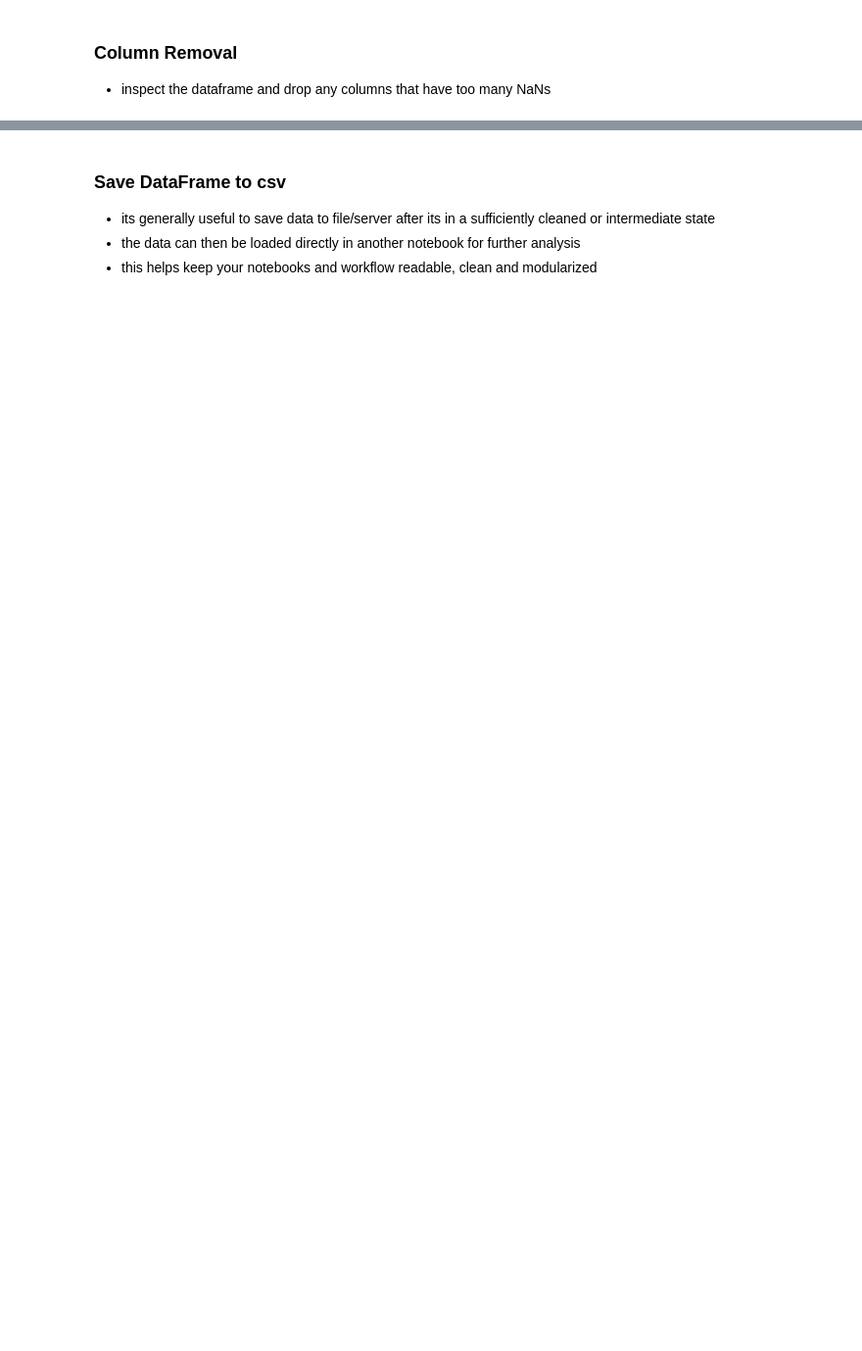
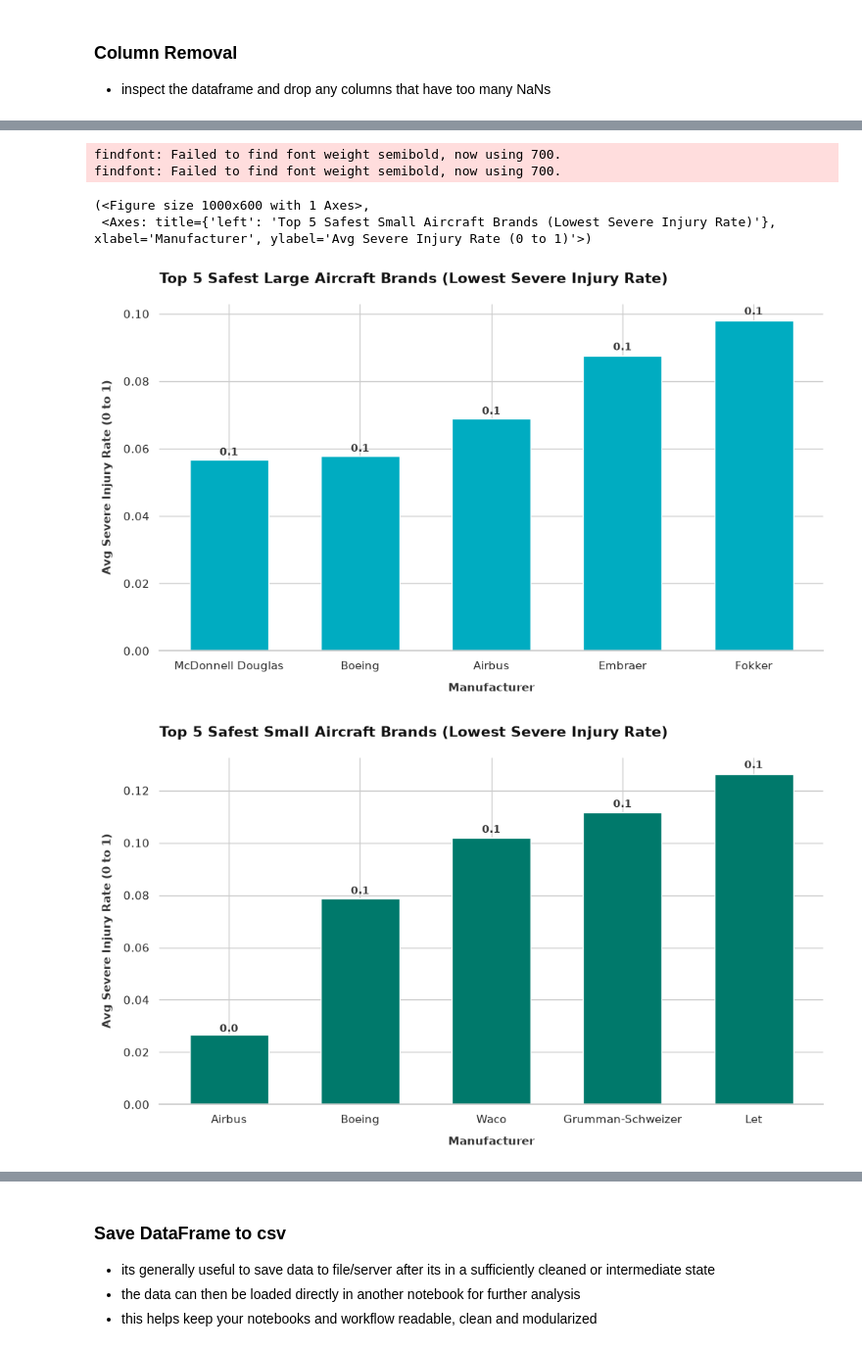
Before and after one commit to oliverkiplagat/dsc-course0-m8-lab, a Jupyter notebook: Aviation_Accidents_Cleaning.ipynb, the cells around one changed output, grey strips where cells are left out. Shown at 98% size. Drawn from its saved outputs; the diff is of its cells as text; code cells hidden in the pictures; blank space fills up the shorter version.

```diff
--- a/Aviation_Accidents_Cleaning.ipynb
+++ b/Aviation_Accidents_Cleaning.ipynb
@@ -45,0 +293,12 @@ df_raw = pd.read_csv("data/AviationData.csv", encoding="ISO-8859-1", low_memory=
+# %%
+# 1. Count how many times each brand appears in our filtered dataset.
+# This lets us find brands with enough data points to be statistically reliable.
+make_counts = clean_df["Make"].value_counts()
+
+# 2. Extract brand names that have 50 or more recorded incidents.
+robust_makes = make_counts[make_counts >= 50].index
+
+# 3. Keep only the records associated with these trusted brands.
+df_robust = clean_df[clean_df["Make"].isin(robust_makes)].copy()
+
+print(f"Rows remaining after filtering for robust brands (>= 50 incidents): {df_robust.shape[0]}")
@@ -185,0 +891,34 @@ Inspect and identify potential cleaning tasks in each of the above columns. Exec
+# %%
+# Prepare top 5 safest large aircraft for plotting
+top_large_plot = large_recommendations.head(5).reset_index()
+
+# Plot Safest Large Aircraft Manufacturers
+plot_charts(
+    df=top_large_plot,
+    x_col="Make",
+    y_col="Avg_Severe_Injury_Rate",
+    chart_type="bar",
+    title="Top 5 Safest Large Aircraft Brands (Lowest Severe Injury Rate)",
+    xlabel="Manufacturer",
+    ylabel="Avg Severe Injury Rate (0 to 1)"
+)
+
+# Plot Safest Small Aircraft Manufacturers
+top_small_plot = small_recommendations.head(5).reset_index()
+plot_charts(
+    df=top_small_plot,
+    x_col="Make",
+    y_col="Avg_Severe_Injury_Rate",
+    chart_type="bar",
+    title="Top 5 Safest Small Aircraft Brands (Lowest Severe Injury Rate)",
+    xlabel="Manufacturer",
+    ylabel="Avg Severe Injury Rate (0 to 1)",
+    color="#00796b"
+)
+# %% [output]
+findfont: Failed to find font weight semibold, now using 700.
+findfont: Failed to find font weight semibold, now using 700.
+(<Figure size 1000x600 with 1 Axes>,
+ <Axes: title={'left': 'Top 5 Safest Small Aircraft Brands (Lowest Severe Injury Rate)'}, xlabel='Manufacturer', ylabel='Avg Severe Injury Rate (0 to 1)'>)
+[figure, added]
+[figure, added]
```
Also changed, not shown: parts of 39 cells of this notebook.
